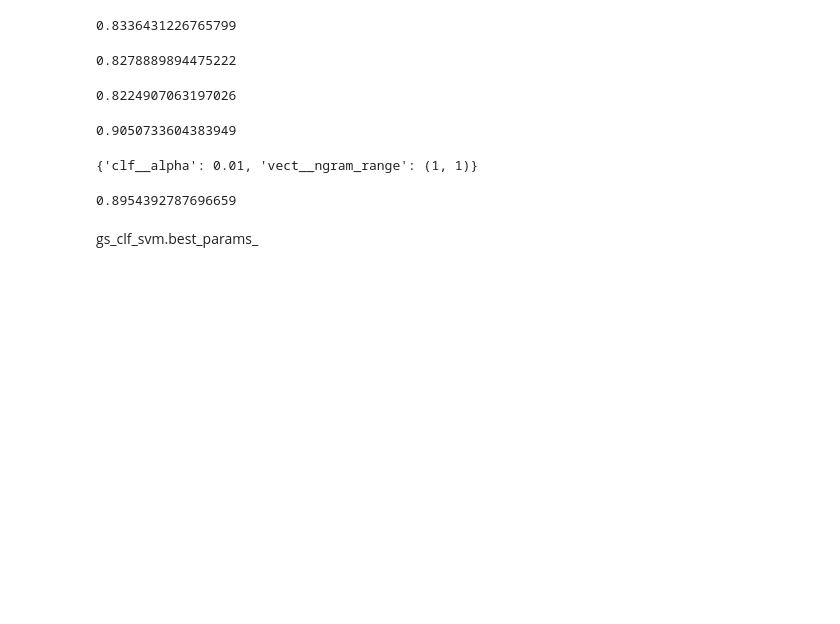
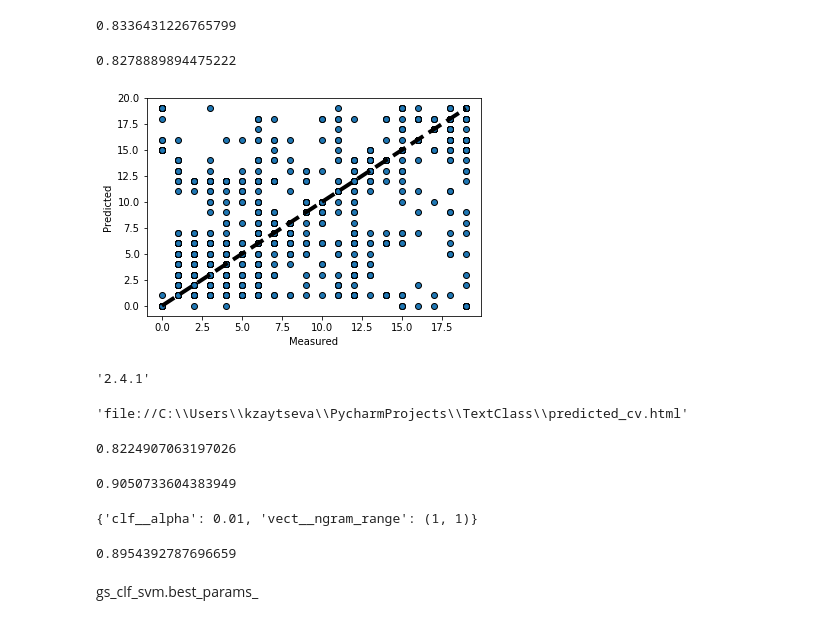
Before and after one commit to zxenia/textclf, a Jupyter notebook: clf_20newsgroups.ipynb, the cells around one changed output. Cells and saved outputs as stored; diff of their text form; code cells hidden in the pictures; blank space fills up the shorter version.

Commit message:
CV for LinearSVM plotly and matplotlib charts for cv

```diff
--- a/clf_20newsgroups.ipynb
+++ b/clf_20newsgroups.ipynb
@@ -106,6 +128,56 @@ from sklearn import metrics
 metrics.f1_score(twenty_test.target, predicted, average='macro')
 # %% [output]
 0.8278889894475222
+# %%
+from sklearn.model_selection import cross_val_predict
+import matplotlib.pyplot as plt
+X = twenty_train.data
+y = twenty_train.target
+
+predicted_cv = cross_val_predict(text_clf, X, y, cv=10)
+
+fig, ax = plt.subplots()
+ax.scatter(y, predicted_cv, edgecolors=(0, 0, 0))
+ax.plot([y.min(), y.max()], [y.min(), y.max()], 'k--', lw=4)
+ax.set_xlabel('Measured')
+ax.set_ylabel('Predicted')
+plt.show()
+# %% [output]
+[figure, added]
+# %%
+import plotly
+plotly.__version__
+# %% [output]
+'2.4.1'
+# %%
+import plotly
+import plotly.graph_objs as go
+
+trace1 = go.Scatter(x=y, y=predicted_cv, mode='markers',
+                    marker = dict(size=8,
+                                  color='rgb(0, 0, 255)',
+                                  line=dict(
+                                    width=2,
+                                    color='rgb(0, 0, 0)'))
+                   )
+trace2 = go.Scatter(x=[y.min(), y.max()],y=[y.min(), y.max()],
+                    line = dict(color=('rgb(0, 0, 0)'),
+                                width=5, dash='dash')
+                   )
+layout = go.Layout(showlegend=False,
+                   yaxis=dict(
+                    range = [-10,60],
+                    zeroline=False,
+                    title='Predicted'),
+                   xaxis=dict(
+                    title='Measured',)
+                  )
+
+
+fig = go.Figure(data = [trace1,trace2], layout = layout)
+plotly.offline.plot(fig, filename="predicted_cv.html")
+# %% [output]
+'file://C:\\Users\\kzaytseva\\PycharmProjects\\TextClass\\predicted_cv.html'
 # %%
 #support vector machines
 from sklearn.linear_model import SGDClassifier
```
Also changed, not shown: parts of 4 cells of this notebook, 3 other files.
